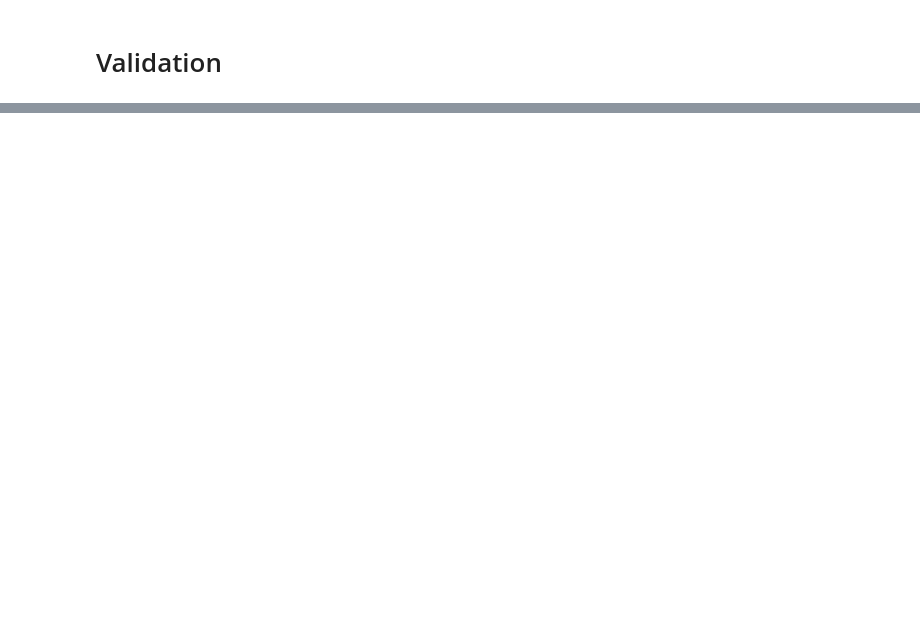
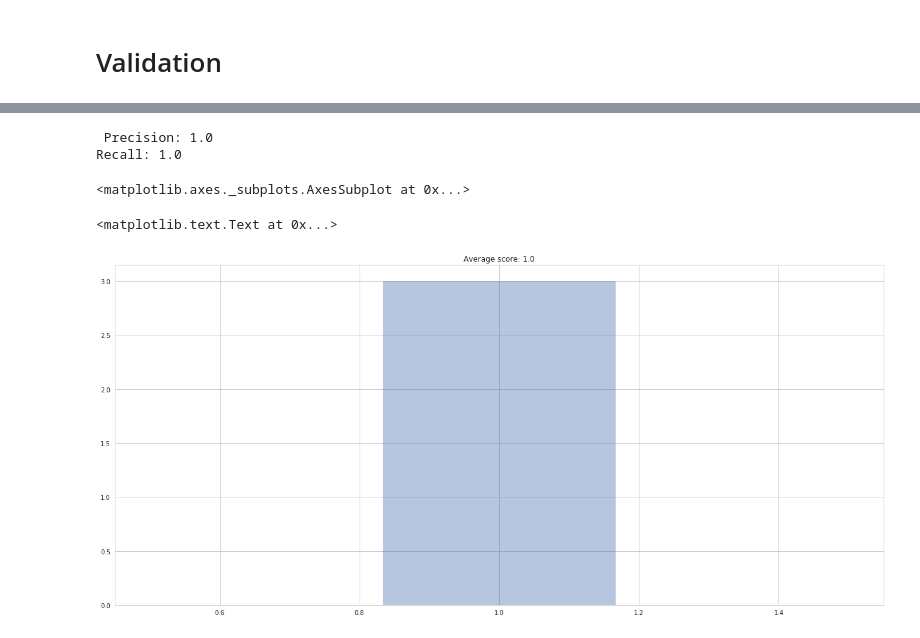
Before and after one commit to josefinaxberg/Intro-ML_Udacity, a Jupyter notebook: final_project/FinalProject_TheEnronFraud.ipynb, the cells around one changed output, grey strips where cells are left out. Saved outputs shown, nothing was run; the diff lists cells and outputs as text; code cells hidden in the pictures; blank space fills up the shorter version.

```diff
--- a/final_project/FinalProject_TheEnronFraud.ipynb
+++ b/final_project/FinalProject_TheEnronFraud.ipynb
@@ -273,0 +346,5 @@ maybe? = ["poi", "salary", "bonus", "fraction_from_poi_email", "fraction_to_poi_
+# %%
+df_enron["fraction_from_poi"] = df_enron['from_this_person_to_poi']/df_enron['from_messages']
+df_enron['fraction_to_poi'] = df_enron['from_poi_to_this_person']/df_enron['to_messages']
+
+df_enron.head(5)
@@ -273,0 +379,5 @@ maybe? = ["poi", "salary", "bonus", "fraction_from_poi_email", "fraction_to_poi_
+# %%
+# I got NaN if the person's from_messages = 0, I am going to remove these NaN's
+df_enron = df_enron.fillna(0)
+
+df_enron.head(5)
@@ -281,3 +399 @@ To do:
-# %%
-df_enron = df_enron.drop([''], axis=1)
 # %%
@@ -292,3 +414,7 @@ feature_list = []
+# %%
+# Features_list is a list of strings, each of which is a feature name.
+# The first feature must be "poi".
+feature_list = ["poi", "bonus", "fraction_from_poi", "fraction_to_poi", 'total_payments', 'loan_advances', 'total_stock_value']
 # %%
 X = df_enron[feature_list].values
 Y = df_enron['poi'].values
@@ -302,0 +452,20 @@ clf.score(testing_inputs, testing_scores)
+# %%
+print "Precision:", precision_score(testing_scores, pred)
+print "Recall:", recall_score(testing_scores, pred)
+# %% [output]
+ Precision: 1.0
+Recall: 1.0
+# %%
+from sklearn.cross_validation import cross_val_score
+
+decision_tree_classifier = DecisionTreeClassifier()
+
+# cross_val_score returns a list of the scores, which we can visualize
+# to get a reasonable estimate of our classifier's performance
+cv_scores = cross_val_score(decision_tree_classifier, X, Y, cv=10)
+sns.distplot(cv_scores)
+plt.title('Average score: {}'.format(np.mean(cv_scores)))
+# %% [output]
+<matplotlib.axes._subplots.AxesSubplot at 0x...>
+<matplotlib.text.Text at 0x...>
+[figure, added]
```
Also changed, not shown: parts of 38 cells of this notebook.
